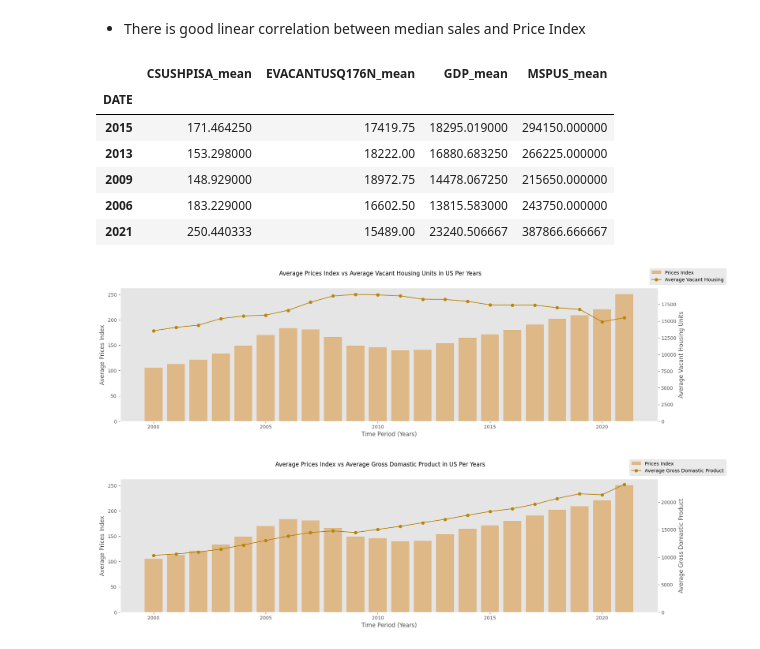
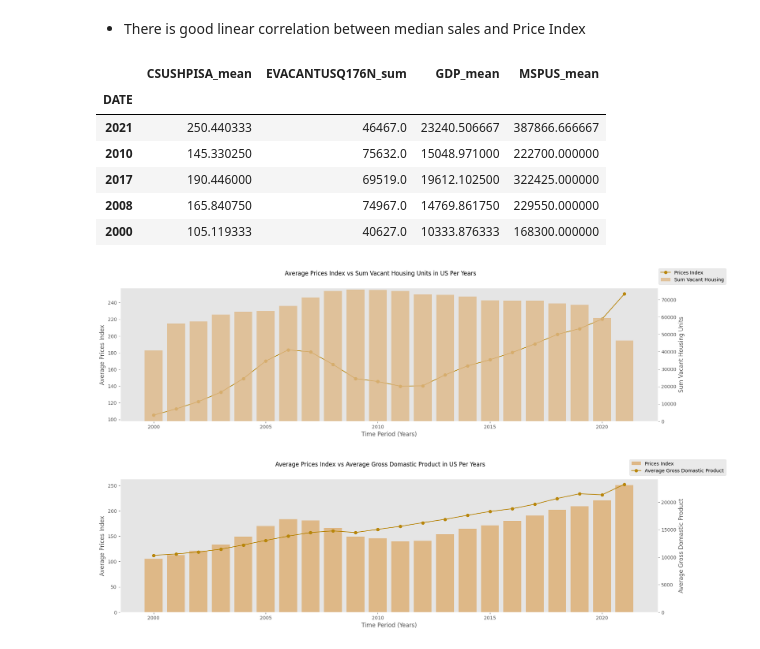
Before and after one commit to SarkarPriyanshu/USHousingMarketAnalysis, a Jupyter notebook: 02_Understand_Data_(EDA).ipynb, the cells around one changed output. Saved outputs shown, nothing was run; the diff lists cells and outputs as text; code cells hidden in the pictures.

```diff
--- a/02_Understand_Data_(EDA).ipynb
+++ b/02_Understand_Data_(EDA).ipynb
@@ -915,39 +917,39 @@ plt.show()
 # %%
 realtional_df =  df.groupby(df.index.year).agg(
     CSUSHPISA_mean = ('CSUSHPISA','mean'),
-    EVACANTUSQ176N_mean = ('EVACANTUSQ176N','mean'),
+    EVACANTUSQ176N_sum = ('EVACANTUSQ176N','sum'),
     GDP_mean = ('GDP','mean'),
     MSPUS_mean = ('MSPUS','mean')
 )
 # %%
 realtional_df.sample(5)
 # %% [output]
-|  | CSUSHPISA_mean | EVACANTUSQ176N_mean | GDP_mean | MSPUS_mean |
+|  | CSUSHPISA_mean | EVACANTUSQ176N_sum | GDP_mean | MSPUS_mean |
 | DATE |  |  |  |  |
-| 2015 | 171.464250 | 17419.75 | 18295.019000 | 294150.000000 |
-| 2013 | 153.298000 | 18222.00 | 16880.683250 | 266225.000000 |
-| 2009 | 148.929000 | 18972.75 | 14478.067250 | 215650.000000 |
-| 2006 | 183.229000 | 16602.50 | 13815.583000 | 243750.000000 |
-| 2021 | 250.440333 | 15489.00 | 23240.506667 | 387866.666667 |
+| 2021 | 250.440333 | 46467.0 | 23240.506667 | 387866.666667 |
+| 2010 | 145.330250 | 75632.0 | 15048.971000 | 222700.000000 |
+| 2017 | 190.446000 | 69519.0 | 19612.102500 | 322425.000000 |
+| 2008 | 165.840750 | 74967.0 | 14769.861750 | 229550.000000 |
+| 2000 | 105.119333 | 40627.0 | 10333.876333 | 168300.000000 |
 # %%
 fig,ax = plt.subplots(figsize=(20,5))
-fig.suptitle('Average Prices Index vs Average Vacant Housing Units in US Per Years')
-ax.bar(realtional_df.index, realtional_df['CSUSHPISA_mean'],color='burlywood',label='Prices Index')
+fig.suptitle('Average Prices Index vs Sum Vacant Housing Units in US Per Years')
+ax.plot(realtional_df.index, realtional_df['CSUSHPISA_mean'],marker='o',color='darkgoldenrod',label='Prices Index')
 ax.set_xlabel('Time Period (Years)')
 ax.set_ylabel('Average Prices Index')
 
 ax2 = ax.twinx()
-ax2.plot(realtional_df.index, realtional_df['EVACANTUSQ176N_mean'],color='darkgoldenrod',marker='o',label='Average Vacant Housing')
+ax2.bar(realtional_df.index, realtional_df['EVACANTUSQ176N_sum'],color='burlywood',label='Sum Vacant Housing',alpha=0.8)
 ax2.set_xlabel('Time Period (Years)')
-ax2.set_ylabel('Average Vacant Housing Units')
-ax2.set_ylim(0, max(realtional_df['EVACANTUSQ176N_mean'])+1000)
+ax2.set_ylabel('Sum Vacant Housing Units')
+ax2.set_ylim(0, max(realtional_df['EVACANTUSQ176N_sum'])+1000)
 
 fig.legend()
 ax.grid(False)
 ax2.grid(False)
 plt.show()
 # %% [output]
-[figure, old version]
+[figure, new version]
 # %%
 fig,ax = plt.subplots(figsize=(20,5))
 fig.suptitle('Average Prices Index vs Average Gross Domastic Product in US Per Years')
```
Also changed, not shown: parts of 13 cells of this notebook.
